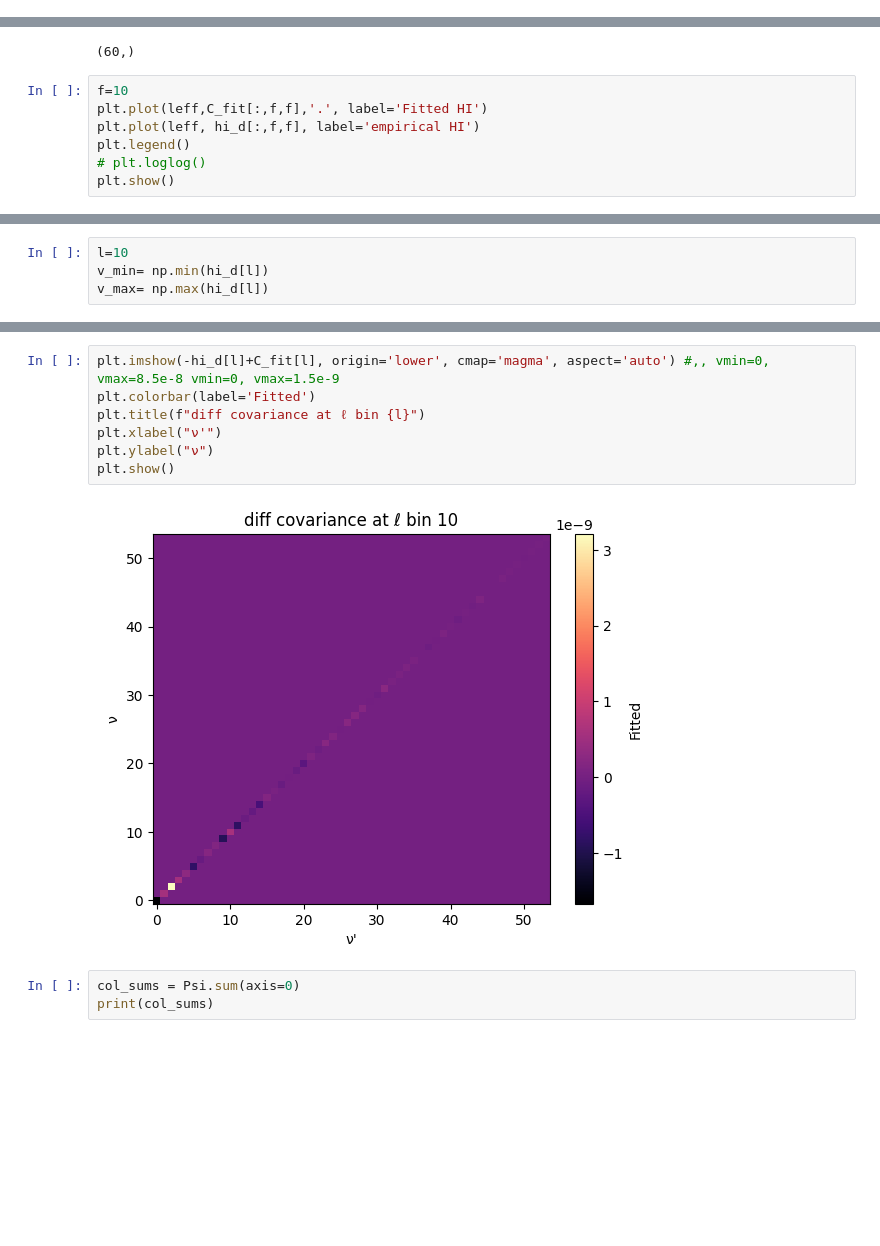
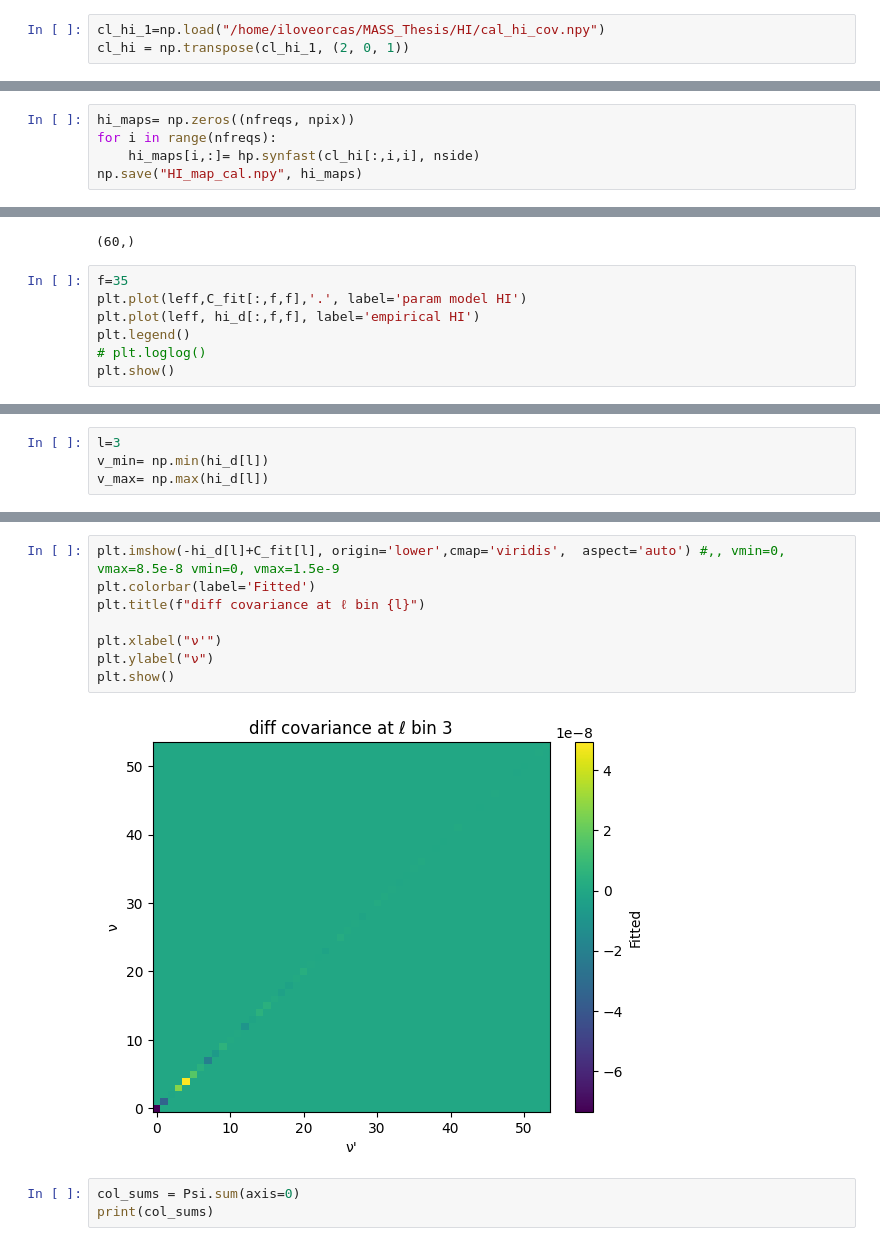
Before and after one commit to urwa99/MASS_Thesis, a Jupyter notebook: HI/model5.ipynb, the cells around one changed output, grey strips where cells are left out. Drawn from its saved outputs; the diff is of its cells as text; blank space fills up the shorter version.

```diff
--- a/HI/model5.ipynb
+++ b/HI/model5.ipynb
@@ -49,3 +49,6 @@ Computing power spectra 764
 Computing power spectra 765
 Computing power spectra 766
 Computing power spectra 767
+# %%
+cl_hi_1=np.load("/home/iloveorcas/MASS_Thesis/HI/cal_hi_cov.npy")
+cl_hi = np.transpose(cl_hi_1, (2, 0, 1))
@@ -51,0 +59,5 @@ Computing power spectra 767
+# %%
+hi_maps= np.zeros((nfreqs, npix))
+for i in range(nfreqs):
+    hi_maps[i,:]= hp.synfast(cl_hi[:,i,i], nside)
+np.save("HI_map_cal.npy", hi_maps)
@@ -191,8 +209,8 @@ a_vec.shape
 # %% [output]
 (60,)
 # %%
-f=10
-plt.plot(leff,C_fit[:,f,f],'.', label='Fitted HI')
+f=35
+plt.plot(leff,C_fit[:,f,f],'.', label='param model HI')
 plt.plot(leff, hi_d[:,f,f], label='empirical HI')
 plt.legend()
 # plt.loglog()
@@ -211,5 +229,5 @@ plt.show()
 # %%
-l=10
+l=3
 v_min= np.min(hi_d[l])
 v_max= np.max(hi_d[l])
 # %%
@@ -233,12 +251,13 @@ plt.show()
 # %%
-plt.imshow(-hi_d[l]+C_fit[l], origin='lower', cmap='magma', aspect='auto') #,, vmin=0, vmax=8.5e-8 vmin=0, vmax=1.5e-9
+plt.imshow(-hi_d[l]+C_fit[l], origin='lower',cmap='viridis',  aspect='auto') #,, vmin=0, vmax=8.5e-8 vmin=0, vmax=1.5e-9
 plt.colorbar(label='Fitted')
 plt.title(f"diff covariance at ℓ bin {l}")
+
 plt.xlabel("ν'")
 plt.ylabel("ν")
 plt.show()
 # %% [output]
-[figure, old version]
+[figure, new version]
 # %%
 col_sums = Psi.sum(axis=0)
 print(col_sums)
```
Also changed, not shown: parts of 10 cells of this notebook.
